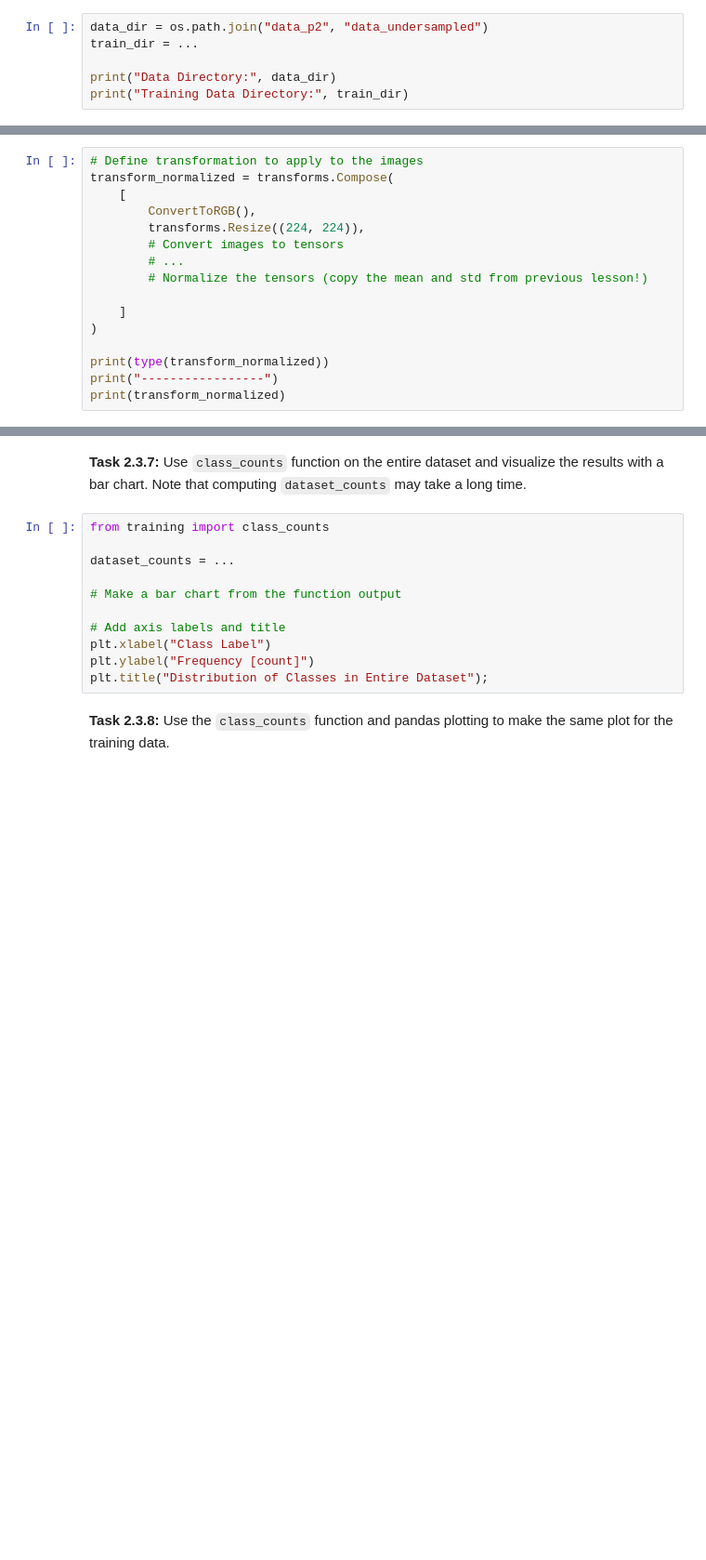
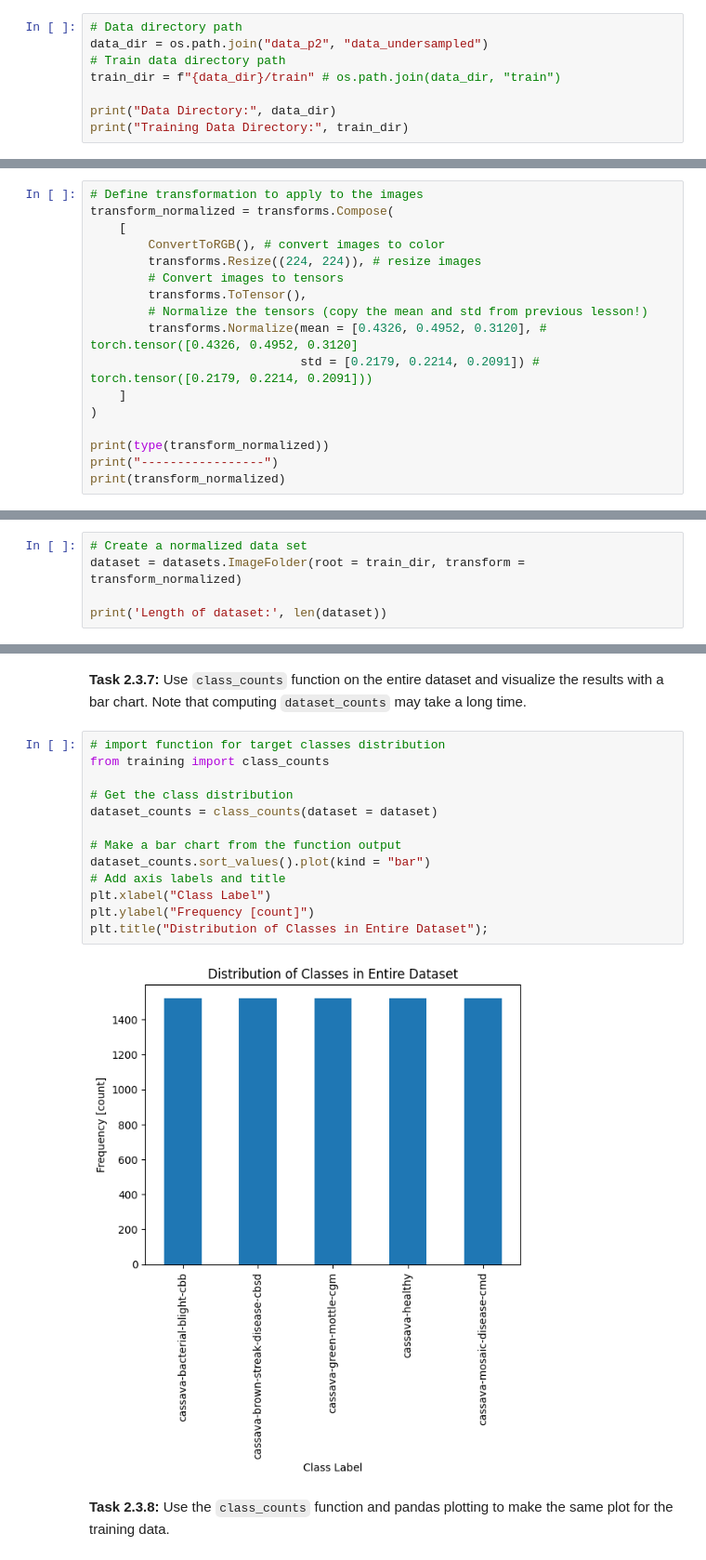
Before and after one commit to maxim-eyengue/WQU-Applied-AI-Lab, a Jupyter notebook: P02_Crop_Disease_Uganda/023-multiclass-classification.ipynb, the cells around one changed output, grey strips where cells are left out. Shown at 93% size. Cells and saved outputs as stored; diff of their text form; blank space fills up the shorter version.

```diff
--- a/P02_Crop_Disease_Uganda/023-multiclass-classification.ipynb
+++ b/P02_Crop_Disease_Uganda/023-multiclass-classification.ipynb
@@ -87,8 +119,10 @@ The data is in the `data_p2` folder within which is the `data_undersampled` fold
 # %% [markdown]
 **Task 2.3.1:** Assign `train_dir` the path to the training data. Follow the pattern of `data_dir`.
 # %%
+# Data directory path
 data_dir = os.path.join("data_p2", "data_undersampled")
-train_dir = ...
+# Train data directory path
+train_dir = f"{data_dir}/train" # os.path.join(data_dir, "train")
 
 print("Data Directory:", data_dir)
 print("Training Data Directory:", train_dir)
@@ -123,12 +166,13 @@ Now we'll use `transforms.Compose` from `torchvision` package to compose our pip
 # Define transformation to apply to the images
 transform_normalized = transforms.Compose(
     [
-        ConvertToRGB(),
-        transforms.Resize((224, 224)),
+        ConvertToRGB(), # convert images to color
+        transforms.Resize((224, 224)), # resize images
         # Convert images to tensors
-        # ...
+        transforms.ToTensor(),
         # Normalize the tensors (copy the mean and std from previous lesson!)
-
+        transforms.Normalize(mean = [0.4326, 0.4952, 0.3120], # torch.tensor([0.4326, 0.4952, 0.3120]
+                             std = [0.2179, 0.2214, 0.2091]) # torch.tensor([0.2179, 0.2214, 0.2091]))
     ]
 )
 
@@ -145,0 +195,5 @@ print('Length of dataset:', ...)
+# %%
+# Create a normalized data set
+dataset = datasets.ImageFolder(root = train_dir, transform = transform_normalized)
+
+print('Length of dataset:', len(dataset))
@@ -187,16 +253,20 @@ We'll reuse the `class_count` function that we can import from `training.py`. Th
 # %% [markdown]
 **Task 2.3.7:** Use `class_counts` function on the entire dataset and visualize the results with a bar chart. Note that computing `dataset_counts` may take a long time.
 # %%
+# import function for target classes distribution
 from training import class_counts
 
-dataset_counts = ...
+# Get the class distribution
+dataset_counts = class_counts(dataset = dataset)
 
 # Make a bar chart from the function output
-
+dataset_counts.sort_values().plot(kind = "bar")
 # Add axis labels and title
 plt.xlabel("Class Label")
 plt.ylabel("Frequency [count]")
 plt.title("Distribution of Classes in Entire Dataset");
+# %% [output]
+[figure, added]
 # %% [markdown]
 **Task 2.3.8:** Use the `class_counts` function and pandas plotting to make the same plot for the training data.
 # %%
```
Also changed, not shown: parts of 48 cells of this notebook.
